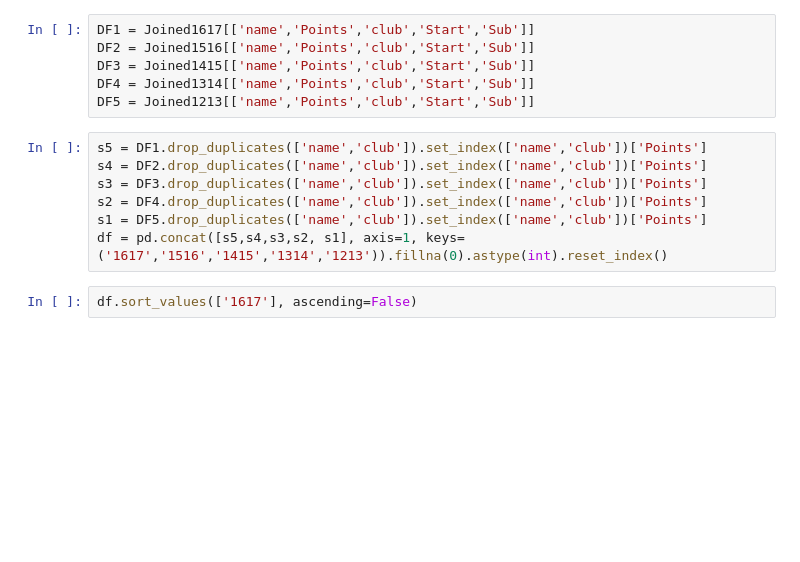
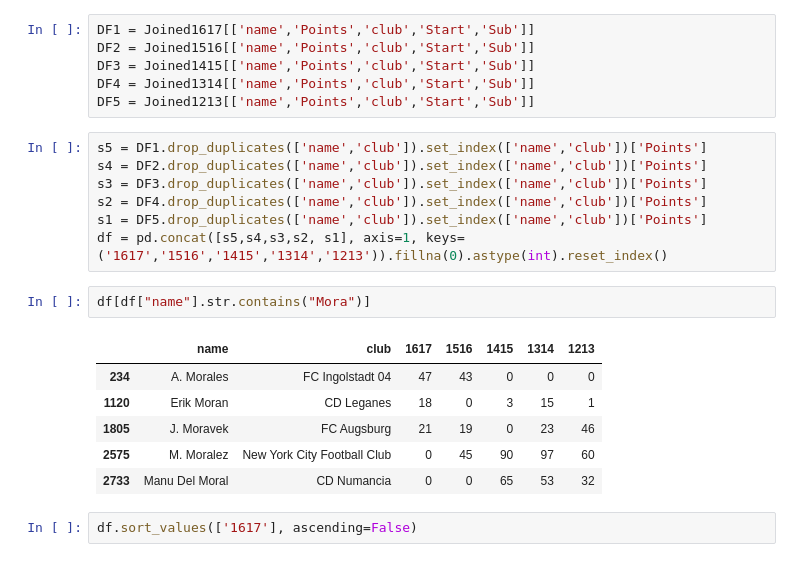
Before and after one commit to markkennedy3/Fifa-vs-Real-Life, a Jupyter notebook: notebooks/prep/400_prep_RQ1_Dataframe.ipynb, the cells around one changed output. Drawn from its saved outputs; the diff is of its cells as text; blank space fills up the shorter version.

```diff
--- a/notebooks/prep/400_prep_RQ1_Dataframe.ipynb
+++ b/notebooks/prep/400_prep_RQ1_Dataframe.ipynb
@@ -21,6 +21,15 @@ s3 = DF3.drop_duplicates(['name','club']).set_index(['name','club'])['Points']
 s2 = DF4.drop_duplicates(['name','club']).set_index(['name','club'])['Points']
 s1 = DF5.drop_duplicates(['name','club']).set_index(['name','club'])['Points']
 df = pd.concat([s5,s4,s3,s2, s1], axis=1, keys=('1617','1516','1415','1314','1213')).fillna(0).astype(int).reset_index()
+# %%
+df[df["name"].str.contains("Mora")]
+# %% [output]
+|  | name | club | 1617 | 1516 | 1415 | 1314 | 1213 |
+| 234 | A. Morales | FC Ingolstadt 04 | 47 | 43 | 0 | 0 | 0 |
+| 1120 | Erik Moran | CD Leganes | 18 | 0 | 3 | 15 | 1 |
+| 1805 | J. Moravek | FC Augsburg | 21 | 19 | 0 | 23 | 46 |
+| 2575 | M. Moralez | New York City Football Club | 0 | 45 | 90 | 97 | 60 |
+| 2733 | Manu Del Moral | CD Numancia | 0 | 0 | 65 | 53 | 32 |
 # %%
 df.sort_values(['1617'], ascending=False)
 # %% [output]
```
Also changed, not shown: parts of 7 cells of this notebook.
